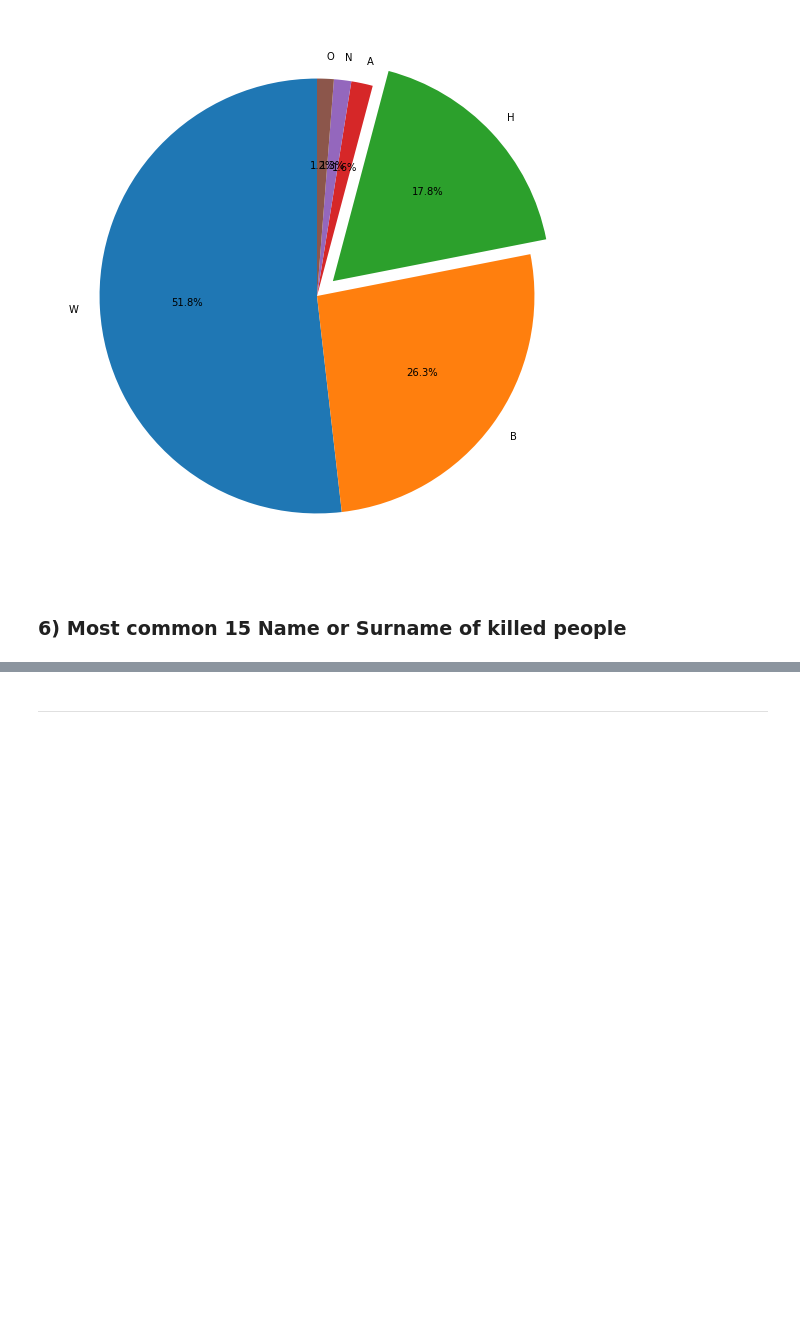
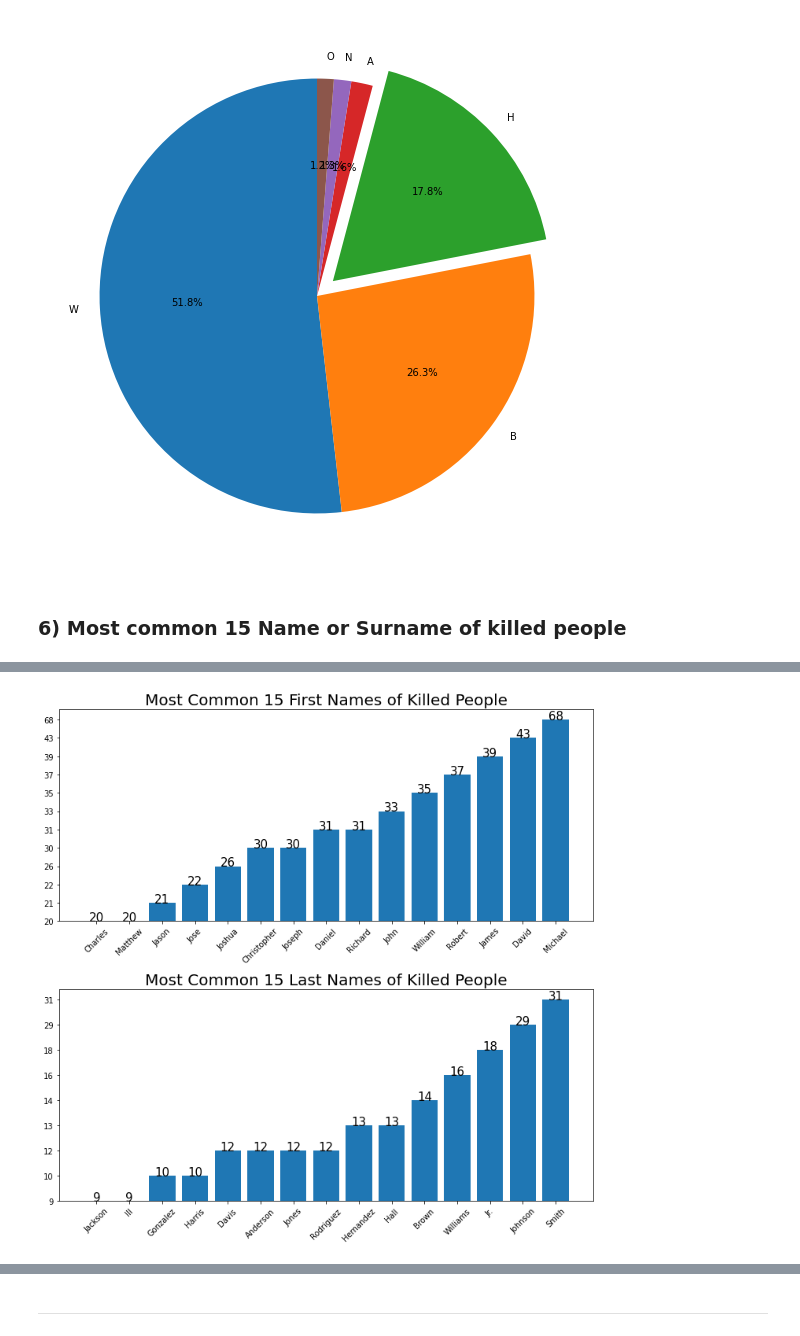
Before and after one commit to dilaraozcerit/Data-Analytics, a Jupyter notebook: Data Analysis/Matplotlib/Matplotlib_Assignment_1_.ipynb, the cells around one changed output, grey strips where cells are left out. Saved outputs shown, nothing was run; the diff lists cells and outputs as text; code cells hidden in the pictures; blank space fills up the shorter version.

```diff
--- a/Data Analysis/Matplotlib/Matplotlib_Assignment_1_.ipynb
+++ b/Data Analysis/Matplotlib/Matplotlib_Assignment_1_.ipynb
@@ -222,6 +225,48 @@ kill.head()
 | 2 | 5 | John Paul Quintero | 03/01/15 | shot and Tasered | unarmed | 23.0 | M | H | Wichita | KS | ... |
 | 3 | 8 | Matthew Hoffman | 04/01/15 | shot | toy weapon | 32.0 | M | W | San Francisco | CA | ... |
 | 4 | 9 | Michael Rodriguez | 04/01/15 | shot | nail gun | 39.0 | M | H | Evans | CO | ... |
+# %%
+first_name = []
+last_name = []
+dictt_f = {}
+dictt_l = {}
+for i in kill.name.values:
+    i = i.split()
+    last_name.append(i[-1])
+    first_name.append(i[0])
+for i in first_name:
+    dictt_f[i] = dictt_f.get(i, 0) + 1
+for i in last_name:
+    dictt_l[i] = dictt_l.get(i, 0) + 1
+
+first_list = sorted(dictt_f.items(), key=lambda x : x[1], reverse=True)
+last_list = sorted(dictt_l.items(), key=lambda x : x[1], reverse=True)
+
+arr_f = np.array(first_list[:15])
+arr_l = np.array(last_list[:15])
+
+plt.figure(figsize=(10,10))
+plt.subplot(2,1,1)
+mylabels_f = arr_f[:,0][::-1]
+data_f = arr_f[:,1][::-1]
+plt.bar(mylabels_f, data_f)
+plt.xticks(rotation=45)
+plt.title('Most Common 15 First Names of Killed People', fontdict={'fontsize':20})
+p = np.arange(len(mylabels_f))
+for i in range(len(mylabels_f)):
+    plt.text(x=p[i], y=data_f[i], s=data_f[i], ha='center', size=15)
+
+plt.subplot(2,1,2)
+mylabels_l = arr_l[:,0][::-1]
+data_l = arr_l[:,1][::-1]
+plt.bar(mylabels_l, data_l)
+plt.xticks(rotation=45)
+plt.title('Most Common 15 Last Names of Killed People', fontdict={'fontsize':20})
+for i in range(len(mylabels_l)):
+    plt.text(x=p[i], y=data_l[i], s=data_l[i], ha='center', size=15)
+plt.tight_layout()
+# %% [output]
+[figure, added]
 # %%
 import pandas as pd
 import nltk
```
Also changed, not shown: parts of 5 cells of this notebook.
